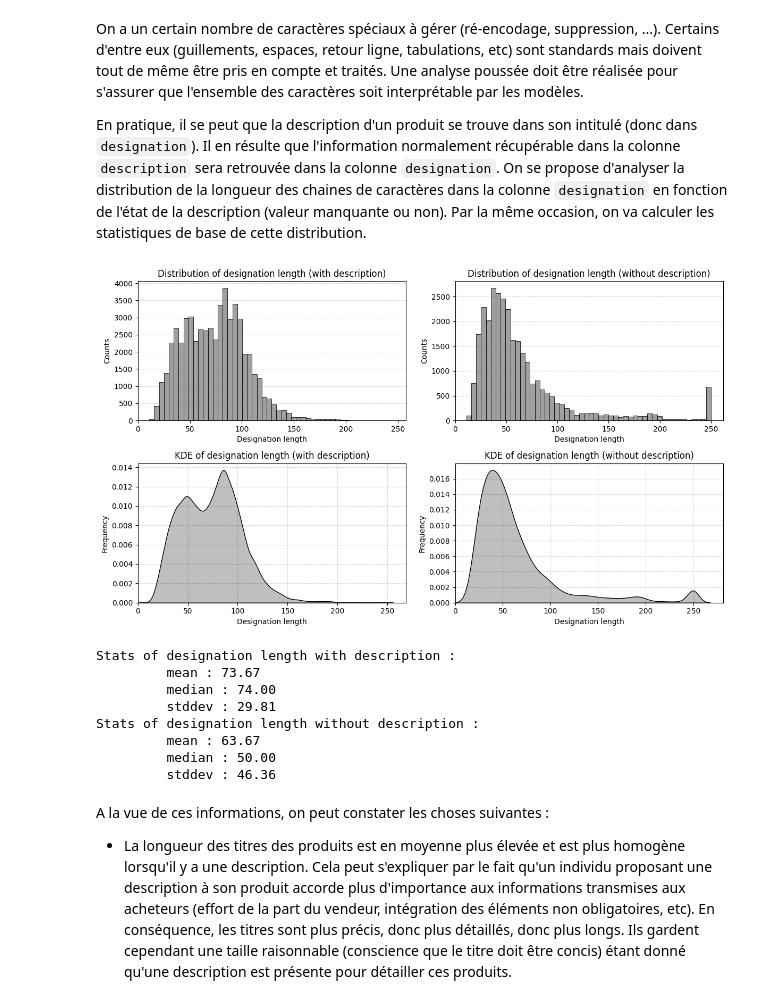
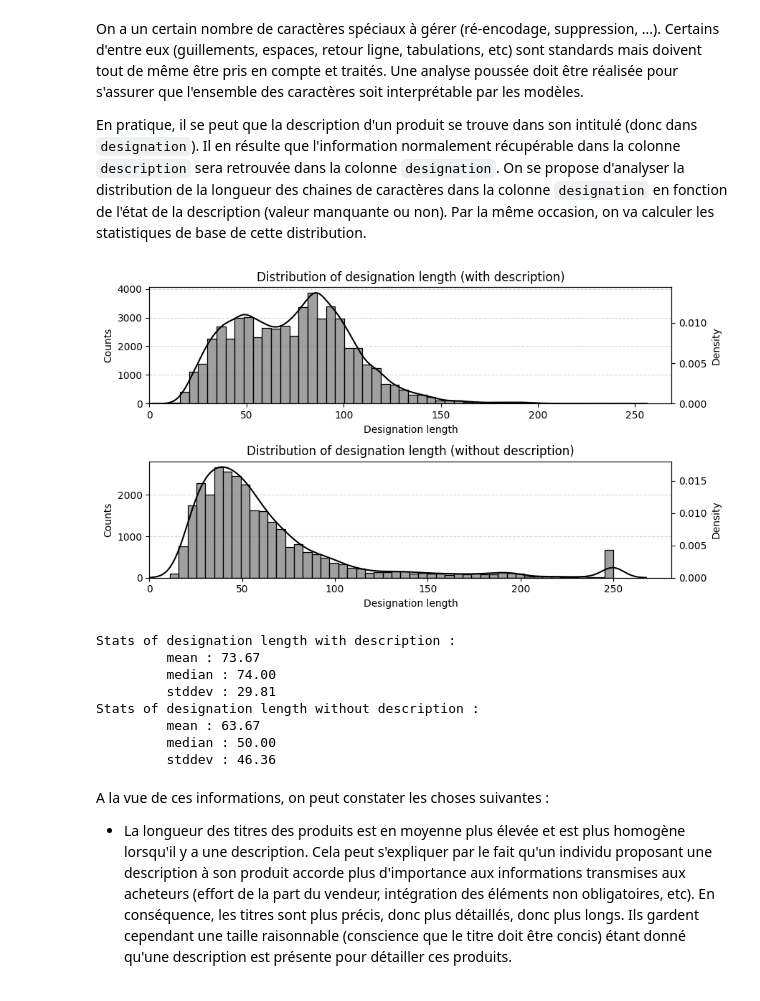
Before and after one commit to fibonaccos/rakuten-multimodal-classification, a Jupyter notebook: notebooks/exploration-text-1.ipynb, the cells around one changed output. Saved outputs shown, nothing was run; the diff lists cells and outputs as text; code cells hidden in the pictures.

Commit message:
Modif graphiques

```diff
--- a/notebooks/exploration-text-1.ipynb
+++ b/notebooks/exploration-text-1.ipynb
@@ -11,7 +11,7 @@ import string
 import matplotlib.pyplot as plt
 import seaborn as sns
 # %%
-df = pd.read_csv('../../data/X_train.csv')
+df = pd.read_csv('../data/raw/X_data.csv')
 display(df.info())
 # %% [output]
 <class 'pandas.core.frame.DataFrame'>
@@ -122,55 +122,45 @@ En pratique, il se peut que la description d'un produit se trouve dans son intit
 # %%
 df['designation_length'] = df['designation'].apply(lambda s: len(s))
 df['missing_description'] = df['description'].apply(lambda s: 'yes' if pd.isna(s) else 'no')
 
 
-fig, ax = plt.subplots(nrows=2, ncols=2, figsize=(12, 7))
+fig, ax = plt.subplots(nrows=2, ncols=1, figsize=(9, 5))
 
-sns.histplot(df[df['missing_description'] == 'no']['designation_length'], bins=50, color='gray', ax=ax[0, 0], zorder=2)  # histogram with description
-sns.kdeplot(df[df['missing_description'] == 'no']['designation_length'], fill=True, color='black', ax=ax[1, 0], zorder=2)  # kde with description
+sns.histplot(df[df['missing_description'] == 'no']['designation_length'], bins=50, color='gray', ax=ax[0], zorder=2)  # histogram with description
+xa = ax[0].twinx()
+sns.kdeplot(df[df['missing_description'] == 'no']['designation_length'], color='black', ax=xa, zorder=2)  # kde with description
 
-sns.histplot(df[df['missing_description'] == 'yes']['designation_length'], bins=50, color='gray', ax=ax[0, 1], zorder=2)  # histogram without description
-sns.kdeplot(df[df['missing_description'] == 'yes']['designation_length'], fill=True, color='black', ax=ax[1, 1], zorder=2)  # kde without decription
+sns.histplot(df[df['missing_description'] == 'yes']['designation_length'], bins=50, color='gray', ax=ax[1], zorder=2)  # histogram without description
+xa = ax[1].twinx()
+sns.kdeplot(df[df['missing_description'] == 'yes']['designation_length'], color='black', ax=xa, zorder=2)  # kde without decription
 
-ax[0, 0].set_title('Distribution of designation length (with description)')
-ax[0, 0].set_xlabel('Designation length')
-ax[0, 0].set_ylabel('Counts')
-ax[0, 0].set_xlim(left=0)
-ax[0, 0].grid(visible=True, linestyle='--', alpha=0.5, zorder=0, axis='y')
+ax[0].set_title('Distribution of designation length (with description)')
+ax[0].set_xlabel('Designation length')
+ax[0].set_ylabel('Counts')
+ax[0].set_xlim(left=0)
+ax[0].grid(visible=True, linestyle='--', alpha=0.5, zorder=0, axis='y')
 
-ax[1, 0].set_title('KDE of designation length (with description)')
-ax[1, 0].set_xlabel('Designation length')
-ax[1, 0].set_ylabel('Density')
-ax[1, 0].set_xlim(left=0)
-ax[1, 0].grid(visible=True, linestyle='--', alpha=0.5, zorder=0)
-
-ax[0, 1].set_title('Distribution of designation length (without description)')
-ax[0, 1].set_xlabel('Designation length')
-ax[0, 1].set_ylabel('Counts')
-ax[0, 1].set_xlim(left=0)
-ax[0, 1].grid(visible=True, linestyle='--', alpha=0.5, zorder=0, axis='y')
-
-ax[1, 1].set_title('KDE of designation length (without description)')
-ax[1, 1].set_xlabel('Designation length')
-ax[1, 1].set_ylabel('Density')
-ax[1, 1].set_xlim(left=0)
-ax[1, 1].grid(visible=True, linestyle='--', alpha=0.5, zorder=0)
+ax[1].set_title('Distribution of designation length (without description)')
+ax[1].set_xlabel('Designation length')
+ax[1].set_ylabel('Counts')
+ax[1].set_xlim(left=0)
+ax[1].grid(visible=True, linestyle='--', alpha=0.5, zorder=0, axis='y')
 
 plt.tight_layout()
 plt.show()
 
 
 print("Stats of designation length with description :")
 print(f"\t mean : {df[df['missing_description'] == 'no']['designation_length'].mean():.2f}")
 print(f"\t median : {df[df['missing_description'] == 'no']['designation_length'].median():.2f}")
 print(f"\t stddev : {df[df['missing_description'] == 'no']['designation_length'].std():.2f}")
 
 print("Stats of designation length without description :")
 print(f"\t mean : {df[df['missing_description'] == 'yes']['designation_length'].mean():.2f}")
 print(f"\t median : {df[df['missing_description'] == 'yes']['designation_length'].median():.2f}")
 print(f"\t stddev : {df[df['missing_description'] == 'yes']['designation_length'].std():.2f}")
 # %% [output]
-[figure, old version]
+[figure, new version]
 Stats of designation length with description :
          mean : 73.67
          median : 74.00
```
Also changed, not shown: parts of 1 cell of this notebook, 2 other files.
